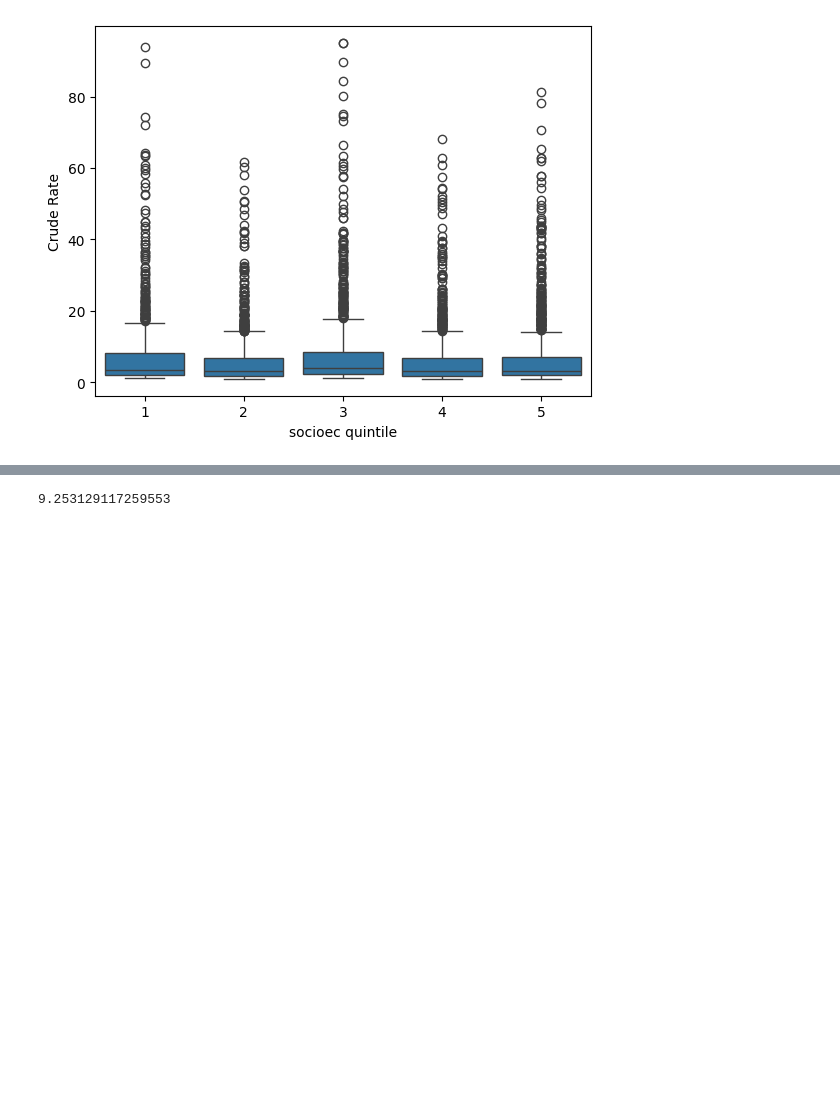
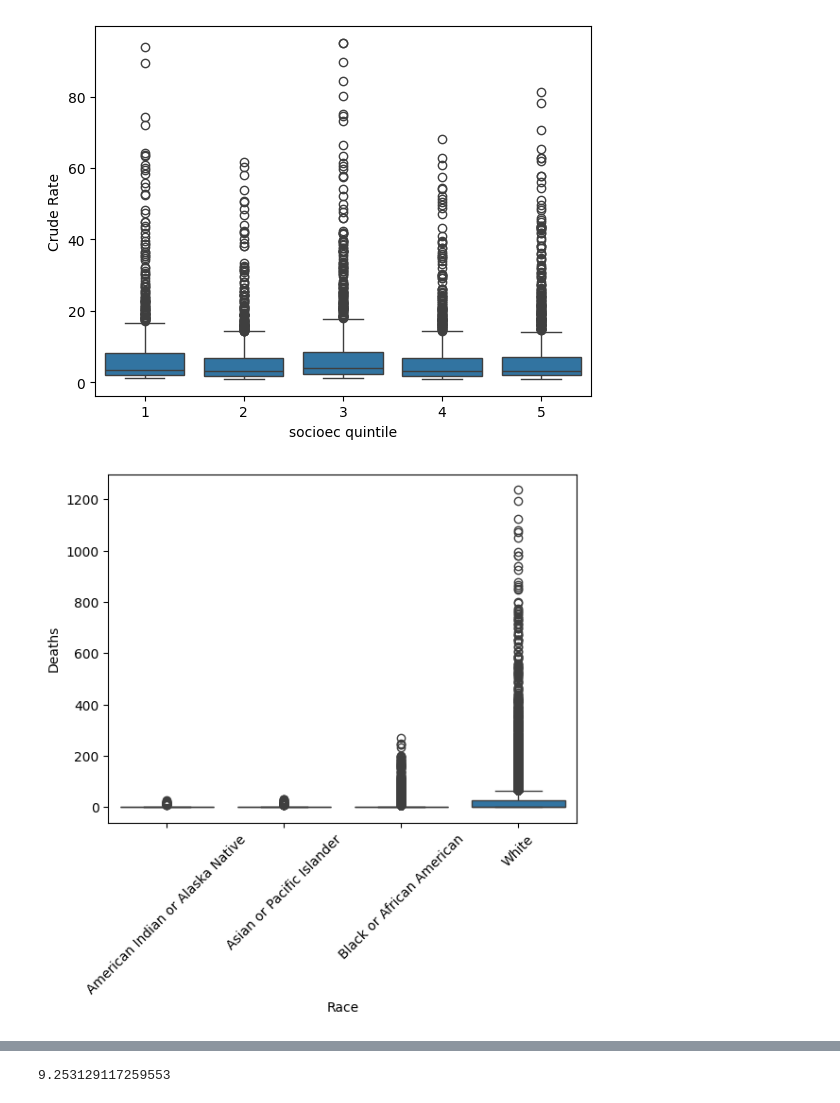
Before and after one commit to jmsarabia/fentanyl_eda, a Jupyter notebook: EDA.ipynb, the cells around one changed output, grey strips where cells are left out. Drawn from its saved outputs; the diff is of its cells as text; code cells hidden in the pictures; blank space fills up the shorter version.

```diff
--- a/EDA.ipynb
+++ b/EDA.ipynb
@@ -125,3 +142,9 @@ sns.boxplot(data=base, y="Crude Rate", x="socioec quintile")
 # %% [output]
 <Axes: xlabel='socioec quintile', ylabel='Crude Rate'>
 [figure]
+# %%
+b_d_r = sns.boxplot(data=base, y="Deaths", x="Race")
+for item in b_d_r.get_xticklabels():
+    item.set_rotation(45)
+# %% [output]
+[figure, added]
```
Also changed, not shown: parts of 3 cells of this notebook.
